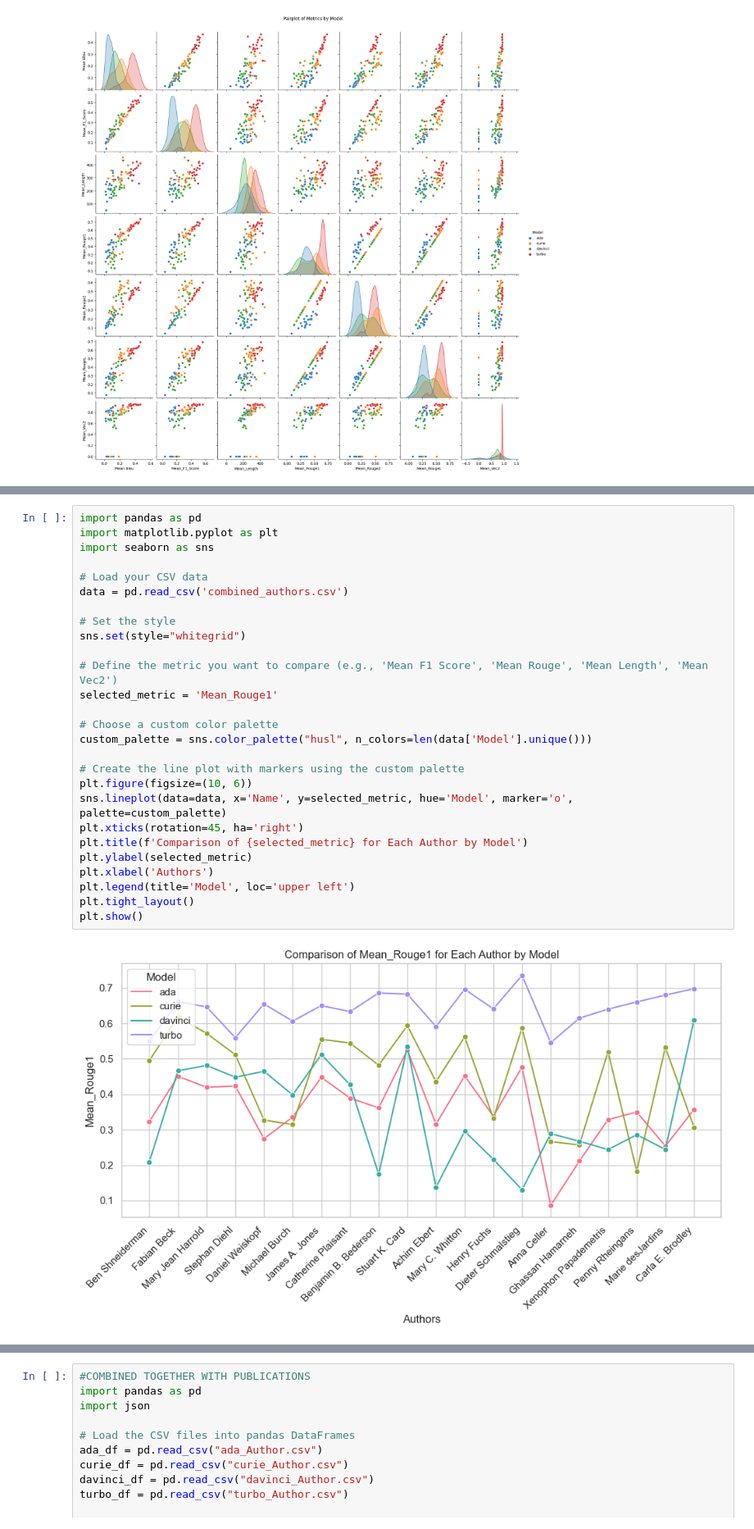
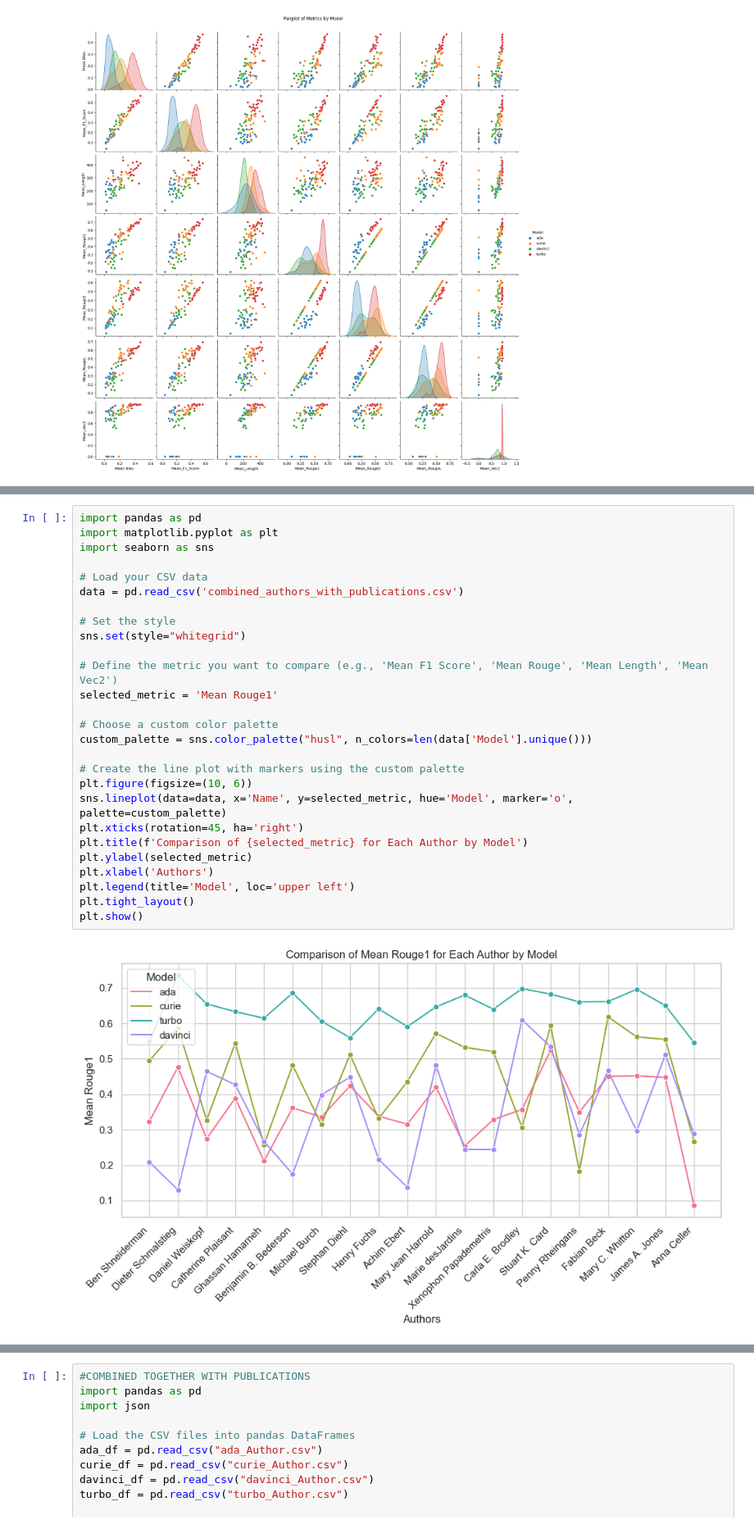
Before and after one commit to jonidamukaj/testing_LLMs, a Jupyter notebook: testing/paragraph2/Vis/Visualize_Authors.ipynb, the cells around one changed output, grey strips where cells are left out. Shown at 82% size. Cells and saved outputs as stored; diff of their text form.

```diff
--- a/testing/paragraph2/Vis/Visualize_Authors.ipynb
+++ b/testing/paragraph2/Vis/Visualize_Authors.ipynb
@@ -143,32 +143,32 @@ plt.show()
 # %%
 import pandas as pd
 import matplotlib.pyplot as plt
 import seaborn as sns
 
 # Load your CSV data
-data = pd.read_csv('combined_authors.csv')
+data = pd.read_csv('combined_authors_with_publications.csv')
 
 # Set the style
 sns.set(style="whitegrid")
 
 # Define the metric you want to compare (e.g., 'Mean F1 Score', 'Mean Rouge', 'Mean Length', 'Mean Vec2')
-selected_metric = 'Mean_Rouge1'
+selected_metric = 'Mean Rouge1'
 
 # Choose a custom color palette
 custom_palette = sns.color_palette("husl", n_colors=len(data['Model'].unique()))
 
 # Create the line plot with markers using the custom palette
 plt.figure(figsize=(10, 6))
 sns.lineplot(data=data, x='Name', y=selected_metric, hue='Model', marker='o', palette=custom_palette)
 plt.xticks(rotation=45, ha='right')
 plt.title(f'Comparison of {selected_metric} for Each Author by Model')
 plt.ylabel(selected_metric)
 plt.xlabel('Authors')
 plt.legend(title='Model', loc='upper left')
 plt.tight_layout()
 plt.show()
 # %% [output]
-[figure, old version]
+[figure, new version]
 # %%
 import pandas as pd
 import matplotlib.pyplot as plt
```
Also changed, not shown: parts of 4 cells of this notebook, 3 other files.
